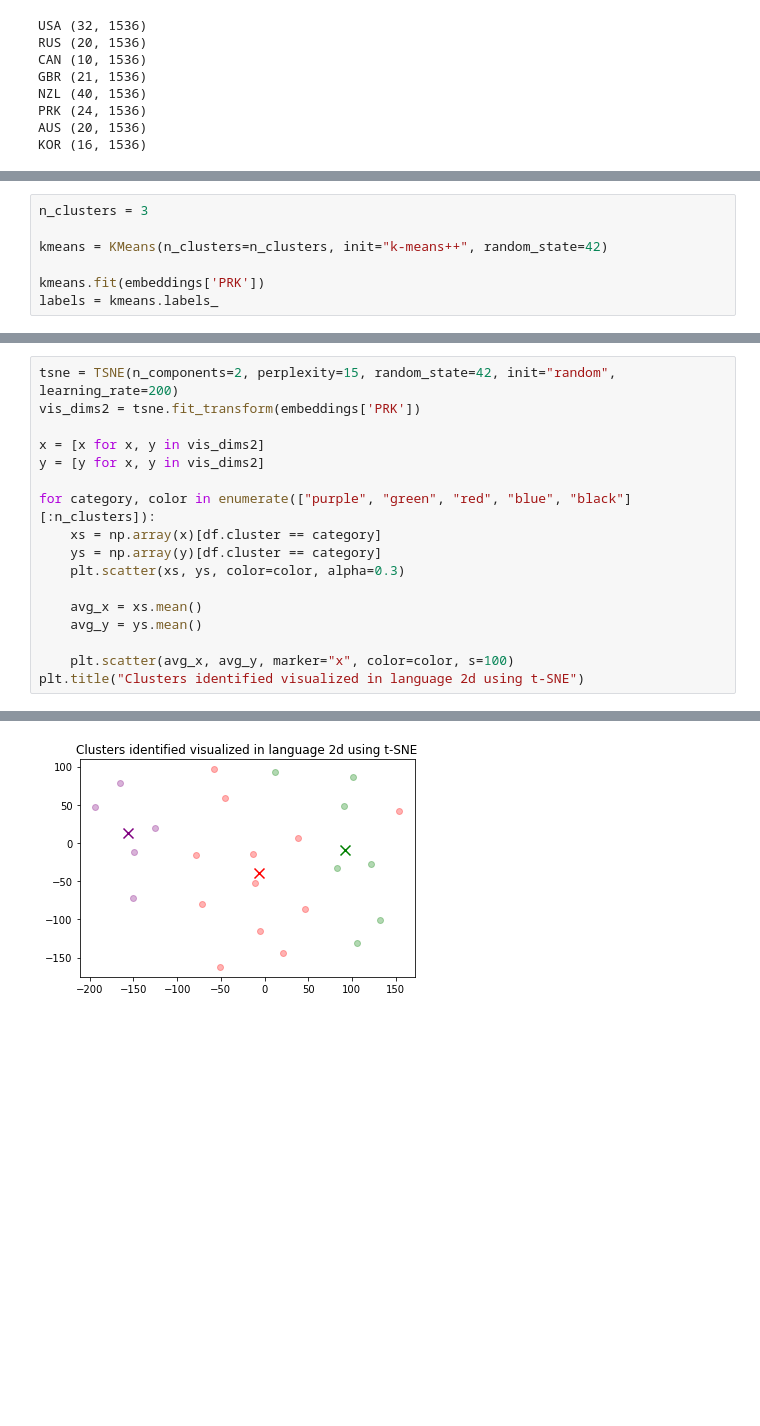
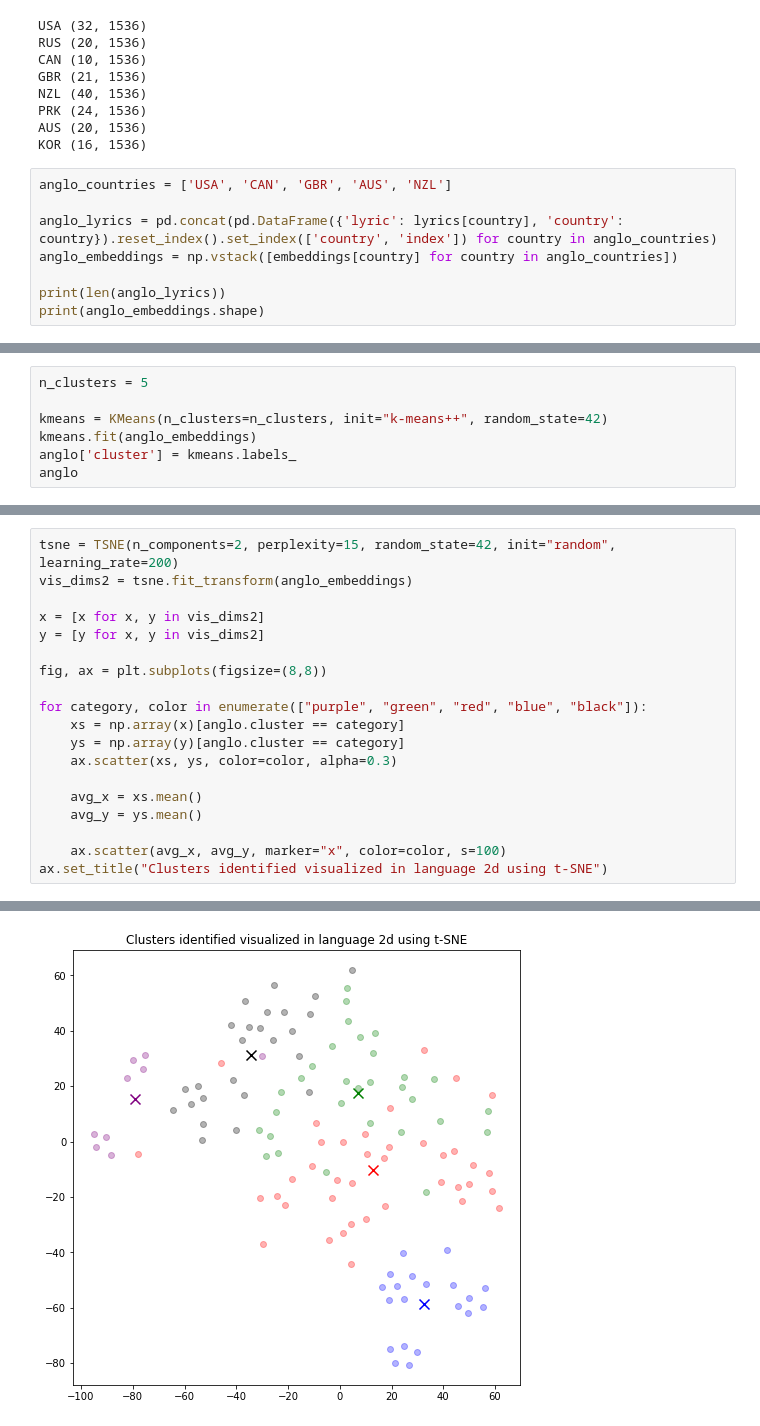
Before and after one commit to kebuhcah/openai-notebooks, a Jupyter notebook: anthem-embeddings.ipynb, the cells around one changed output, grey strips where cells are left out. Drawn from its saved outputs; the diff is of its cells as text; blank space fills up the shorter version.

Commit message:
Clustering analysis on merged Anglo anthems

```diff
--- a/anthem-embeddings.ipynb
+++ b/anthem-embeddings.ipynb
@@ -97,3 +97,11 @@ NZL (40, 1536)
 PRK (24, 1536)
 AUS (20, 1536)
 KOR (16, 1536)
+# %%
+anglo_countries = ['USA', 'CAN', 'GBR', 'AUS', 'NZL']
+
+anglo_lyrics = pd.concat(pd.DataFrame({'lyric': lyrics[country], 'country': country}).reset_index().set_index(['country', 'index']) for country in anglo_countries)
+anglo_embeddings = np.vstack([embeddings[country] for country in anglo_countries])
+
+print(len(anglo_lyrics))
+print(anglo_embeddings.shape)
@@ -100,7 +111,7 @@ KOR (16, 1536)
 # %%
-n_clusters = 3
+n_clusters = 5
 
 kmeans = KMeans(n_clusters=n_clusters, init="k-means++", random_state=42)
-
-kmeans.fit(embeddings['PRK'])
-labels = kmeans.labels_
+kmeans.fit(anglo_embeddings)
+anglo['cluster'] = kmeans.labels_
+anglo
@@ -128,21 +159,23 @@ df
 # %%
 tsne = TSNE(n_components=2, perplexity=15, random_state=42, init="random", learning_rate=200)
-vis_dims2 = tsne.fit_transform(embeddings['PRK'])
+vis_dims2 = tsne.fit_transform(anglo_embeddings)
 
 x = [x for x, y in vis_dims2]
 y = [y for x, y in vis_dims2]
 
-for category, color in enumerate(["purple", "green", "red", "blue", "black"][:n_clusters]):
-    xs = np.array(x)[df.cluster == category]
-    ys = np.array(y)[df.cluster == category]
-    plt.scatter(xs, ys, color=color, alpha=0.3)
+fig, ax = plt.subplots(figsize=(8,8))
+
+for category, color in enumerate(["purple", "green", "red", "blue", "black"]):
+    xs = np.array(x)[anglo.cluster == category]
+    ys = np.array(y)[anglo.cluster == category]
+    ax.scatter(xs, ys, color=color, alpha=0.3)
 
     avg_x = xs.mean()
     avg_y = ys.mean()
 
-    plt.scatter(avg_x, avg_y, marker="x", color=color, s=100)
-plt.title("Clusters identified visualized in language 2d using t-SNE")
+    ax.scatter(avg_x, avg_y, marker="x", color=color, s=100)
+ax.set_title("Clusters identified visualized in language 2d using t-SNE")
 # %% [output]
 Text(0.5, 1.0, 'Clusters identified visualized in language 2d using t-SNE')
-[figure, old version]
+[figure, new version]
 # %%
```
Also changed, not shown: parts of 7 cells of this notebook.
